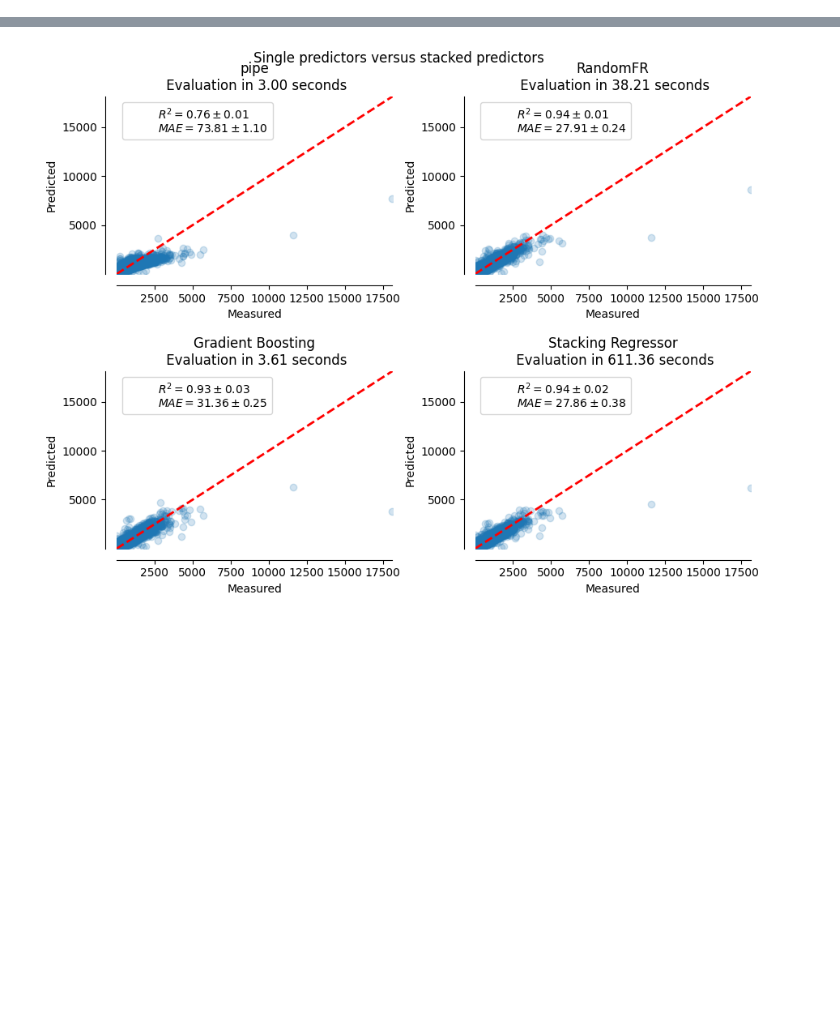
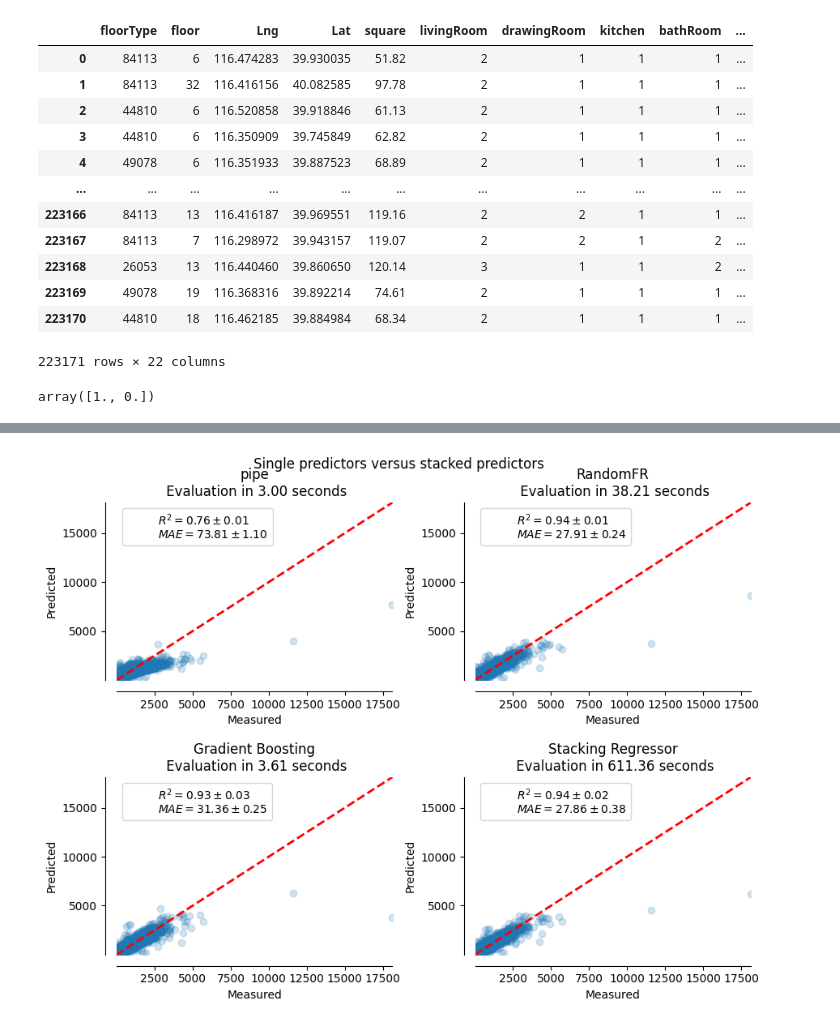
Before and after one commit to fhgr-cds-archive-class-2021/fhgr-3-s-ml-project-group-2, a Jupyter notebook: andre/modelling.ipynb, the cells around one changed output, grey strips where cells are left out. Saved outputs shown, nothing was run; the diff lists cells and outputs as text; code cells hidden in the pictures; blank space fills up the shorter version.

```diff
--- a/andre/modelling.ipynb
+++ b/andre/modelling.ipynb
@@ -24,3 +24,23 @@ y_test = testDF['totalPrice']
 # %%
 X = X_train
 y = y_train
+# %%
+X_train
+# %% [output]
+|  | floorType | floor | Lng | Lat | square | livingRoom | drawingRoom | kitchen | bathRoom | ... |
+| 0 | 84113 | 6 | 116.474283 | 39.930035 | 51.82 | 2 | 1 | 1 | 1 | ... |
+| 1 | 84113 | 32 | 116.416156 | 40.082585 | 97.78 | 2 | 1 | 1 | 1 | ... |
+| 2 | 44810 | 6 | 116.520858 | 39.918846 | 61.13 | 2 | 1 | 1 | 1 | ... |
+| 3 | 44810 | 6 | 116.350909 | 39.745849 | 62.82 | 2 | 1 | 1 | 1 | ... |
+| 4 | 49078 | 6 | 116.351933 | 39.887523 | 68.89 | 2 | 1 | 1 | 1 | ... |
+| ... | ... | ... | ... | ... | ... | ... | ... | ... | ... | ... |
+| 223166 | 84113 | 13 | 116.416187 | 39.969551 | 119.16 | 2 | 2 | 1 | 1 | ... |
+| 223167 | 84113 | 7 | 116.298972 | 39.943157 | 119.07 | 2 | 2 | 1 | 2 | ... |
+| 223168 | 26053 | 13 | 116.440460 | 39.860650 | 120.14 | 3 | 1 | 1 | 2 | ... |
+| 223169 | 49078 | 19 | 116.368316 | 39.892214 | 74.61 | 2 | 1 | 1 | 1 | ... |
+| 223170 | 44810 | 18 | 116.462185 | 39.884984 | 68.34 | 2 | 1 | 1 | 1 | ... |
+223171 rows × 22 columns
+# %%
+X_train['subway'].unique()
+# %% [output]
+array([1., 0.])
```
Also changed, not shown: parts of 1 cell of this notebook, 5 other files.
